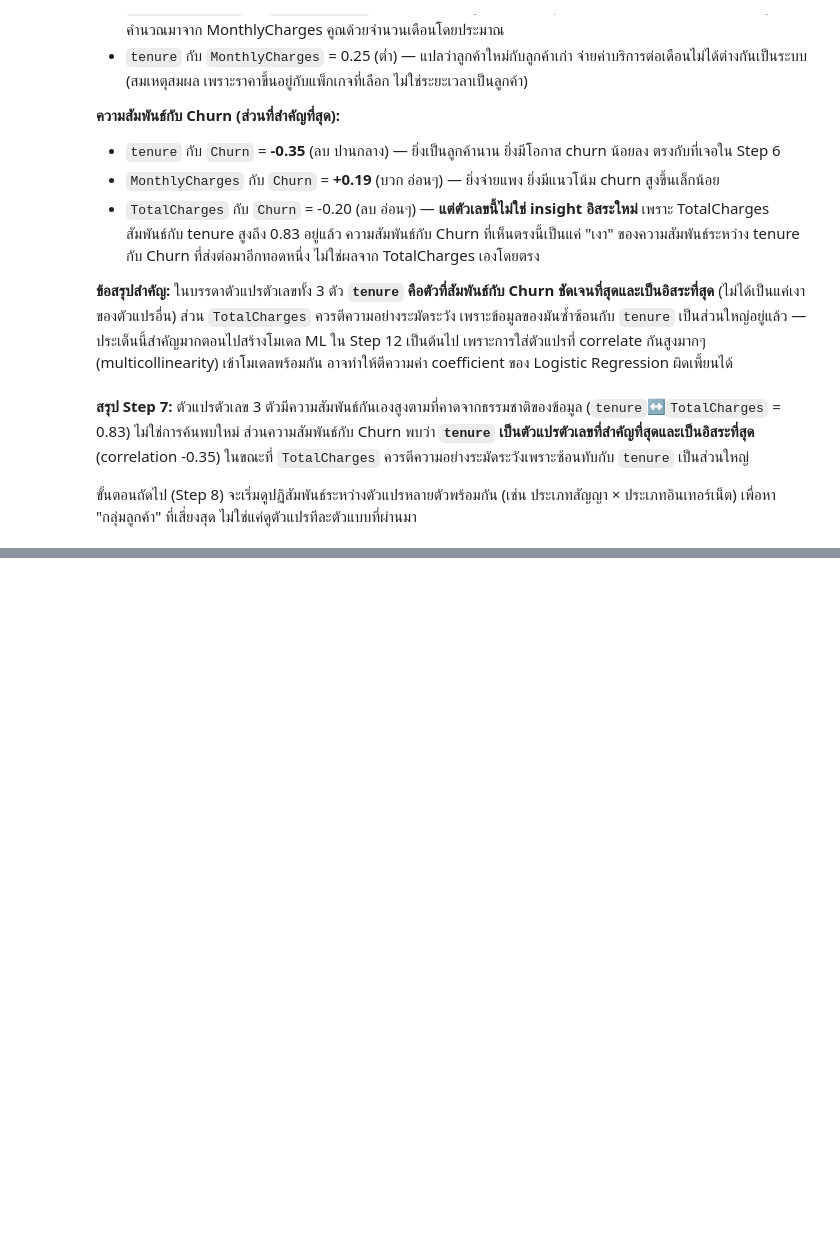
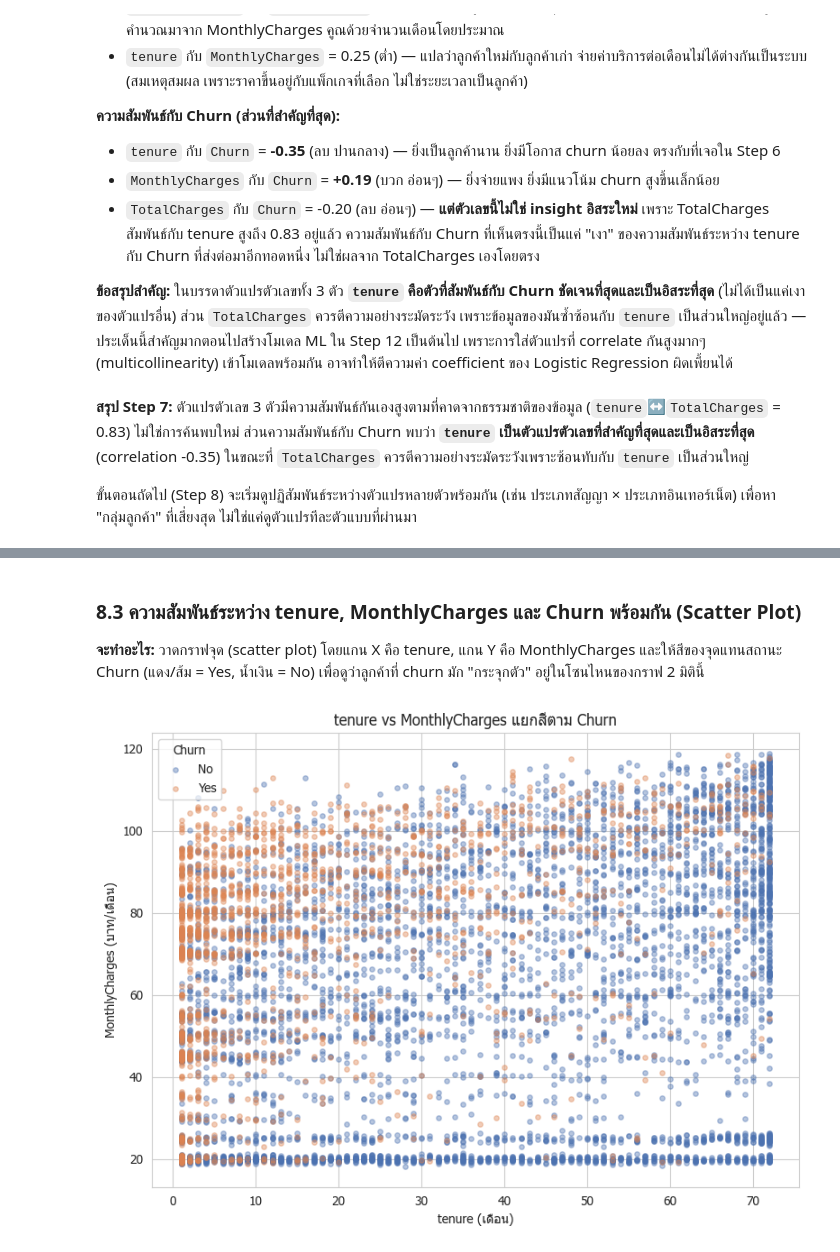
Before and after one commit to thitiwutsuk/Telco-Customer-Churn, a Jupyter notebook: telco_churn_eda.ipynb, the cells around one changed output, grey strips where cells are left out. Saved outputs shown, nothing was run; the diff lists cells and outputs as text; code cells hidden in the pictures; blank space fills up the shorter version.

```diff
--- a/telco_churn_eda.ipynb
+++ b/telco_churn_eda.ipynb
@@ -747,0 +840,27 @@ Logistic Regression ผิดเพี้ยนได้
+# %% [markdown]
+### 8.3 ความสัมพันธ์ระหว่าง tenure, MonthlyCharges และ Churn พร้อมกัน (Scatter Plot)
+
+**จะทำอะไร:** วาดกราฟจุด (scatter plot) โดยแกน X คือ tenure, แกน Y คือ MonthlyCharges และให้สีของจุดแทนสถานะ Churn (แดง/ส้ม = Yes,
+น้ำเงิน = No) เพื่อดูว่าลูกค้าที่ churn มัก "กระจุกตัว" อยู่ในโซนไหนของกราฟ 2 มิตินี้
+# %%
+fig, ax = plt.subplots(figsize=(8, 6))
+
+# กำหนดสีของแต่ละกลุ่ม Churn ไว้ล่วงหน้าในรูปแบบ dictionary (key = ค่า Churn, value = รหัสสี)
+colors = {'No': '#4C72B0', 'Yes': '#DD8452'}
+
+# วนลูปวาดทีละกลุ่ม (No ก่อน แล้วค่อย Yes) แยกสีตามที่กำหนดไว้ข้างบน วิธีนี้ทำให้ควบคุมสีและ legend ได้ตรงกับที่ต้องการ
+for churn_val, color in colors.items():
+    # กรองเอาเฉพาะแถวที่ Churn ตรงกับค่าที่กำลังวนอยู่ (No หรือ Yes)
+    subset = df[df['Churn'] == churn_val]
+    # alpha=0.4 ทำให้จุดโปร่งแสง 40% เวลาจุดหลายจุดซ้อนทับกันจะเห็นเป็นสีเข้มขึ้น ช่วยดูความหนาแน่นของข้อมูลได้
+    # s=15 กำหนดขนาดจุดให้เล็กลง (ค่า default ใหญ่เกินไปเมื่อมีจุดเยอะ)
+    ax.scatter(subset['tenure'], subset['MonthlyCharges'], c=color, label=churn_val, alpha=0.4, s=15)
+
+ax.set_xlabel('tenure (เดือน)')
+ax.set_ylabel('MonthlyCharges (บาท/เดือน)')
+ax.set_title('tenure vs MonthlyCharges แยกสีตาม Churn')
+ax.legend(title='Churn')
+plt.tight_layout()
+plt.show()
+# %% [output]
+[figure, added]
```
Also changed, not shown: parts of 15 cells of this notebook, 1 other file.
